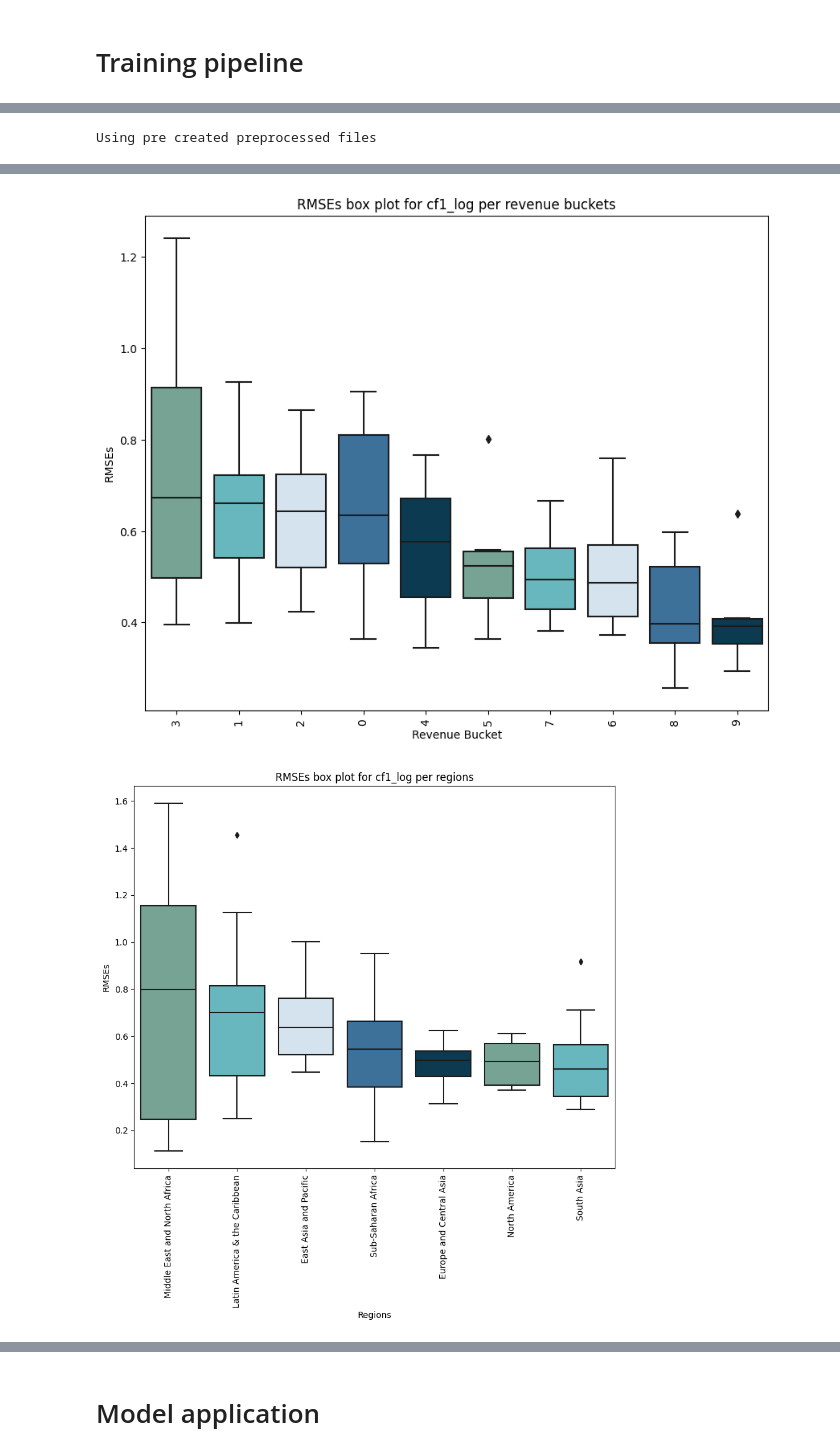
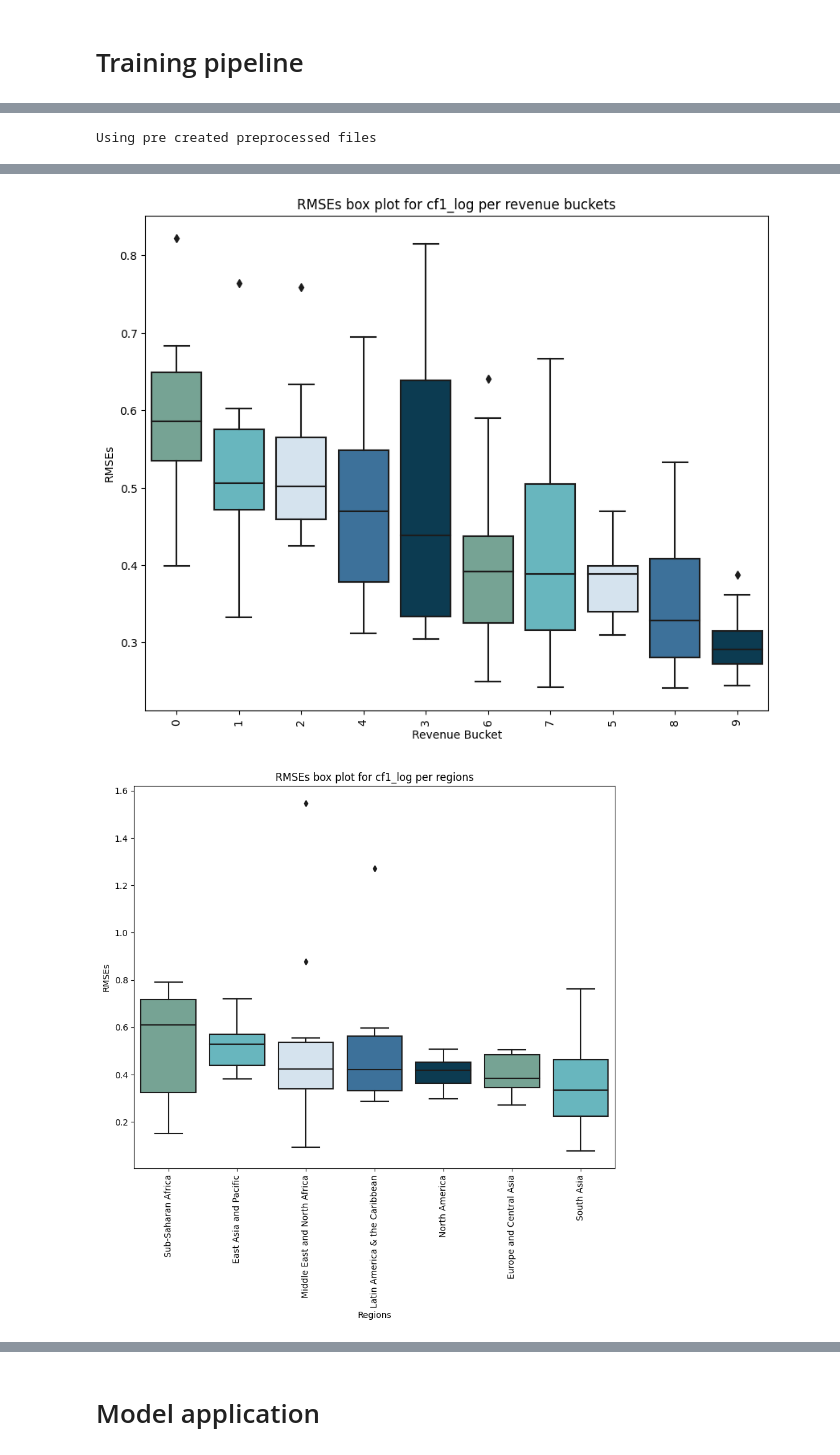
Before and after one commit to Pladifes/corporate-ghg-emissions-estimations, a Jupyter notebook: Advanced_Model_Training.ipynb, the cells around one changed output, grey strips where cells are left out. Cells and saved outputs as stored; diff of their text form; code cells hidden in the pictures.

```diff
--- a/Advanced_Model_Training.ipynb
+++ b/Advanced_Model_Training.ipynb
@@ -16,7 +16,7 @@ pd.options.mode.chained_assignment = None
 # Parameters definition
 # %%
 # Training parameters
-restricted_features=True
+restricted_features=False
 save=True,
 
 targets = ["cf1_log","cf2_log","cf3_log", "cf123_log"]
@@ -87,6 +87,7 @@ best_scores, best_stds, summary_global, summary_metrics_detailed = training_pipe
     path_models=path_models,
     path_intermediary=path_intermediary,
     path_plot=path_plot,
+    path_rawdata=path_rawdata,
     targets=targets,
     models=models,
     summary_final=summary_final,
@@ -97,6 +98,7 @@ best_scores, best_stds, summary_global, summary_metrics_detailed = training_pipe
     training_parameters=training_parameters,
     restricted_features=restricted_features,
     save=save,
+
 )
 # %% [output]
 INFO:functions.training_pipeline:Training for target: cf1_log
@@ -134,2 +136,2 @@ INFO:functions.training_pipeline:Elapsed time for target cf123_log: 12.82 second
-[figure, old version]
+[figure, new version]
-[figure, old version]
+[figure, new version]
```
Also changed, not shown: parts of 3 cells of this notebook, 6 other files.
